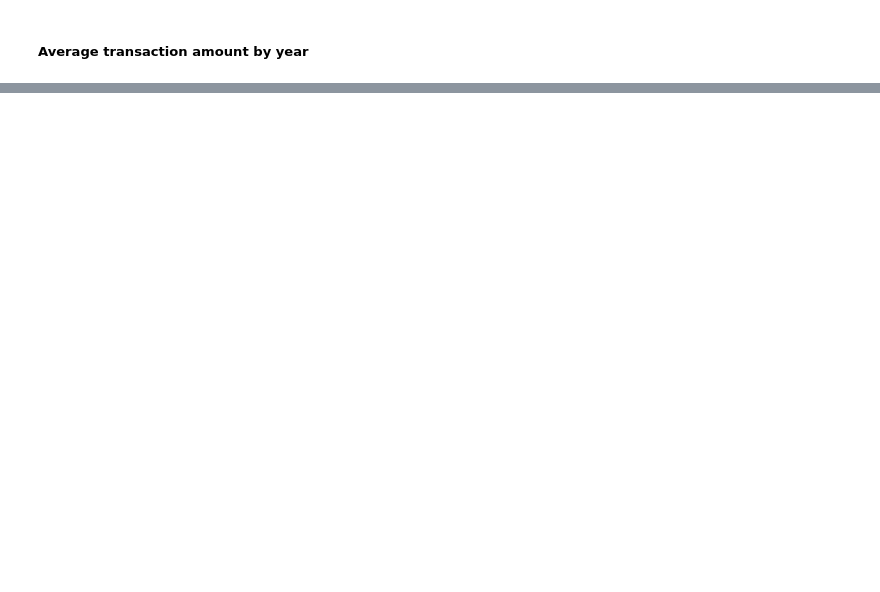
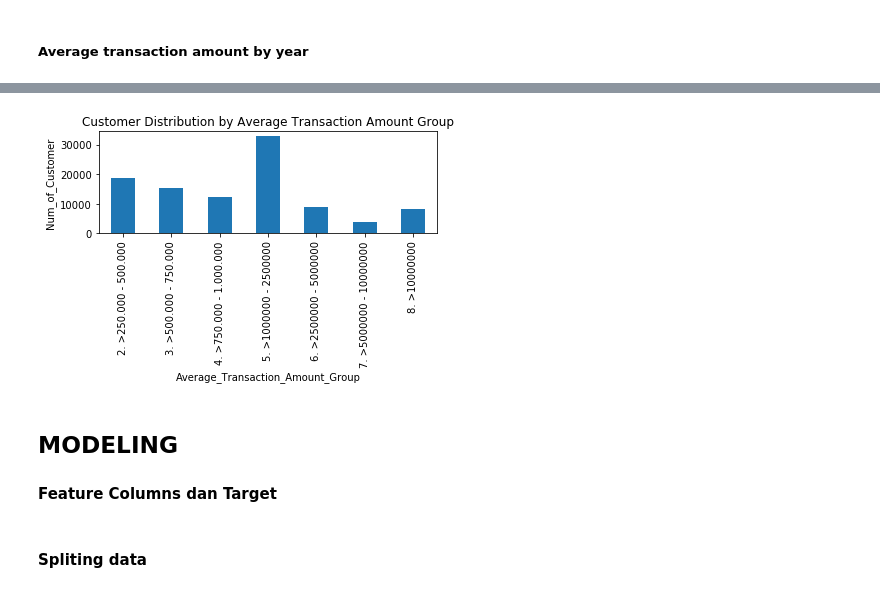
Before and after one commit to julius-risky/Data-Science, a Jupyter notebook: Data_Analyst/cases_in_Industry/Market_Research_Recommendation_and_Visualization.ipynb, the cells around one changed output, grey strips where cells are left out. Drawn from its saved outputs; the diff is of its cells as text; code cells hidden in the pictures; blank space fills up the shorter version.

```diff
--- a/Data_Analyst/cases_in_Industry/Market_Research_Recommendation_and_Visualization.ipynb
+++ b/Data_Analyst/cases_in_Industry/Market_Research_Recommendation_and_Visualization.ipynb
@@ -184,0 +248,38 @@ plt.show()
+# %%
+import matplotlib.pyplot as plt
+
+plt.clf()
+# Kategorisasi rata-rata besar transaksi
+def f(row):
+    if (row['Average_Transaction_Amount'] >= 100000 and row['Average_Transaction_Amount'] <=25000):
+        val ='1. 100.000 - 250.000'
+    elif (row['Average_Transaction_Amount'] > 250000 and row['Average_Transaction_Amount'] <=500000):
+        val ='2. >250.000 - 500.000'
+    elif (row['Average_Transaction_Amount'] > 500000 and row['Average_Transaction_Amount'] <=750000):
+        val ='3. >500.000 - 750.000'
+    elif (row['Average_Transaction_Amount'] > 750000 and row['Average_Transaction_Amount'] <=1000000):
+        val ='4. >750.000 - 1.000.000'
+    elif (row['Average_Transaction_Amount'] > 1000000 and row['Average_Transaction_Amount'] <=2500000):
+        val ='5. >1000000 - 2500000'
+    elif (row['Average_Transaction_Amount'] > 2500000 and row['Average_Transaction_Amount'] <=5000000):
+        val ='6. >2500000 - 5000000'
+    elif (row['Average_Transaction_Amount'] > 5000000 and row['Average_Transaction_Amount'] <=10000000):
+        val ='7. >5000000 - 10000000'
+    else:
+        val ='8. >10000000'
+    return val
+# Tambahkan kolom baru
+df['Average_Transaction_Amount_Group'] = df.apply(f, axis=1)
+
+df_year = df.groupby(['Average_Transaction_Amount_Group'])['Customer_ID'].count()
+df_year.plot(x='Average_Transaction_Amount_Group', y='Customer_ID', kind='bar', title='Customer Distribution by Average Transaction Amount Group')
+plt.xlabel('Average_Transaction_Amount_Group')
+plt.ylabel('Num_of_Customer')
+#plt.xticks(rotation=0)
+plt.tight_layout()
+plt.show()
+# %% [output]
+[figure, added]
+# %% [markdown]
+## MODELING
+#### Feature Columns dan Target
@@ -184,0 +299,2 @@ plt.show()
+# %% [markdown]
+#### Spliting data
```
Also changed, not shown: parts of 14 cells of this notebook.
